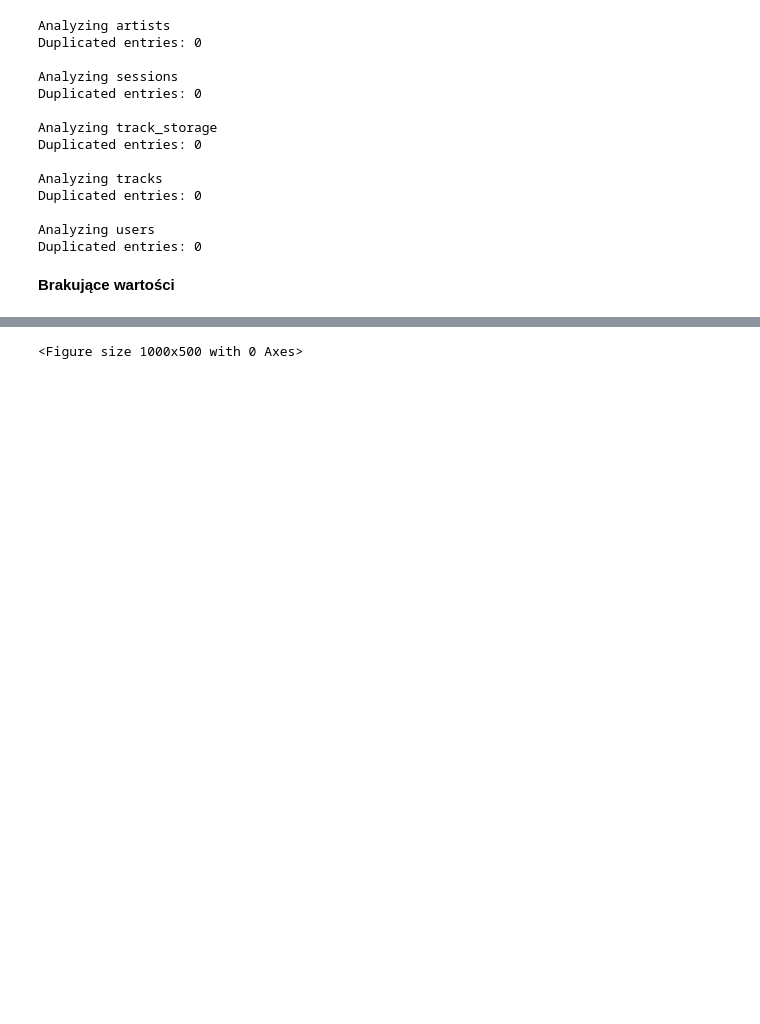
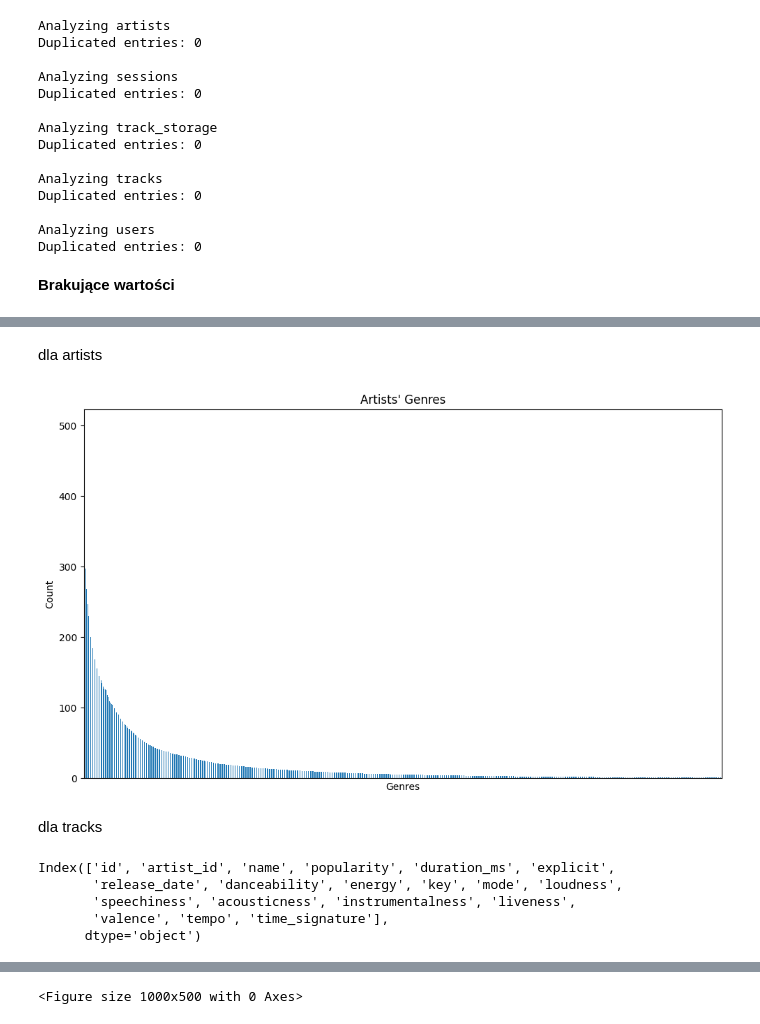
Before and after one commit to sz-aleksandra/premium-candidate-predictor, a Jupyter notebook: IUM.ipynb, the cells around one changed output, grey strips where cells are left out. Saved outputs shown, nothing was run; the diff lists cells and outputs as text; code cells hidden in the pictures; blank space fills up the shorter version.

```diff
--- a/IUM.ipynb
+++ b/IUM.ipynb
@@ -210,0 +268,27 @@ artists = pd.read_json(file_path, lines=True, encoding='utf-8')
+# %% [markdown]
+dla artists
+# %%
+genres_flat = [genre for sublist in artists['genres'] for genre in sublist]
+
+genre_counts_users = pd.Series(genres_flat).value_counts()
+
+plt.figure(figsize=(10, 6))
+genre_counts_users.plot(kind='bar')
+plt.title("Artists' Genres")
+plt.ylabel("Count")
+plt.xlabel("Genres")
+plt.xticks([])
+plt.tight_layout()
+plt.show()
+# %% [output]
+[figure, added]
+# %% [markdown]
+dla tracks
+# %%
+tracks.columns
+# %% [output]
+Index(['id', 'artist_id', 'name', 'popularity', 'duration_ms', 'explicit',
+       'release_date', 'danceability', 'energy', 'key', 'mode', 'loudness',
+       'speechiness', 'acousticness', 'instrumentalness', 'liveness',
+       'valence', 'tempo', 'time_signature'],
+      dtype='object')
```
Also changed, not shown: parts of 21 cells of this notebook.
